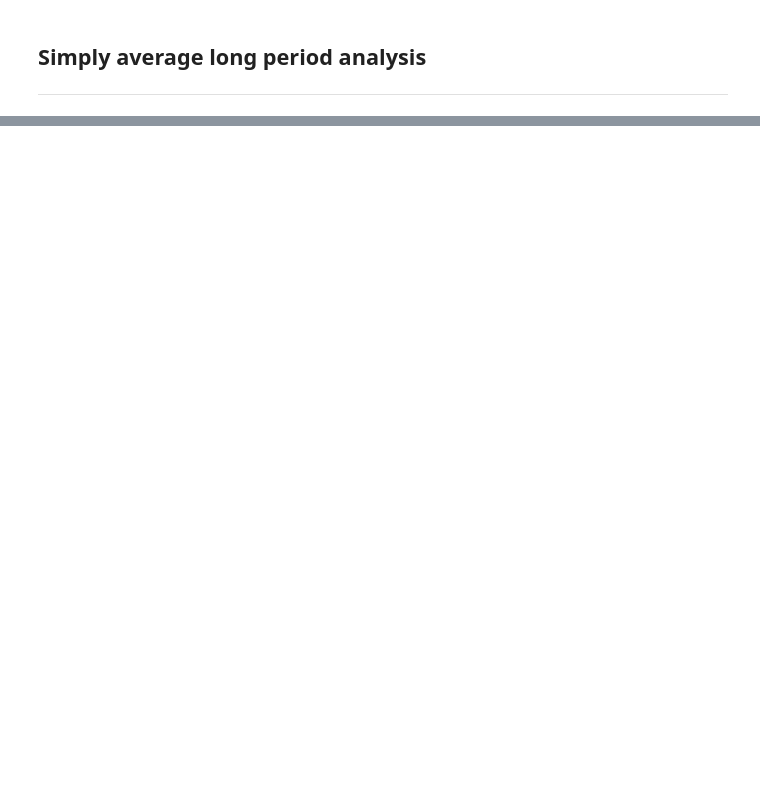
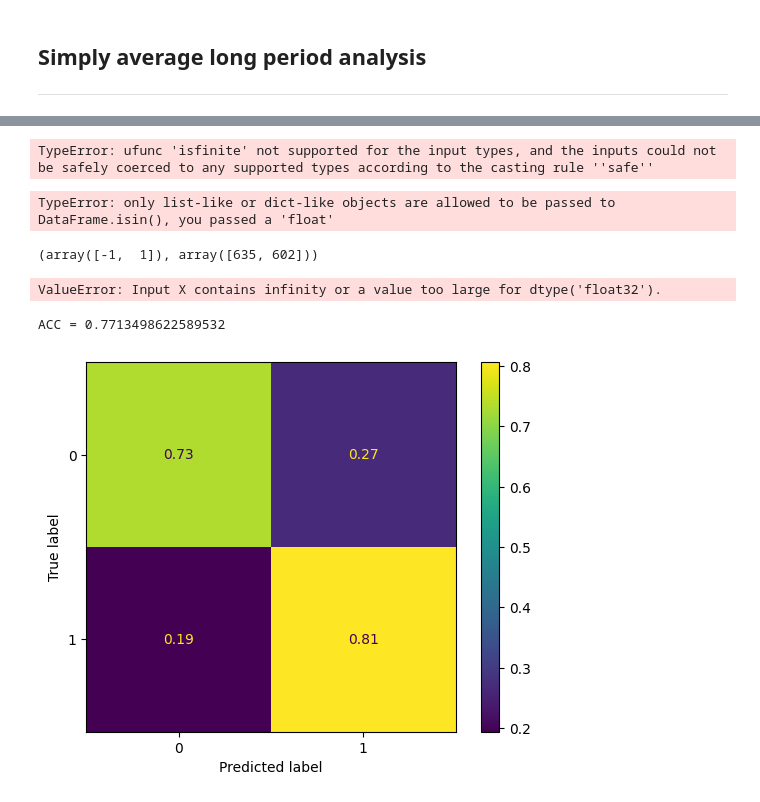
Before and after one commit to antonibezdzietny/FinancialReportsImpact, a Jupyter notebook: analysis/longPeriodAnalysis.ipynb, the cells around one changed output, grey strips where cells are left out. Saved outputs shown, nothing was run; the diff lists cells and outputs as text; code cells hidden in the pictures; blank space fills up the shorter version.

```diff
--- a/analysis/longPeriodAnalysis.ipynb
+++ b/analysis/longPeriodAnalysis.ipynb
@@ -73,0 +71,53 @@ Index([   0,    1,    2,    3,    4,    5,    6,    7,    8,    9,
+# %%
+prepared_data = pd.concat([report_index, benchmarking_value], axis=1, join="inner")
+prepared_data = prepared_data.drop(columns=["Date", "Ticker"])
+mean = prepared_data["BenchmarkRanking"].mean()
+std  = prepared_data["BenchmarkRanking"].std()
+prepared_data = prepared_data[~np.any([prepared_data["BenchmarkRanking"] > mean + 3*std,
+                                       prepared_data["BenchmarkRanking"] < mean - 3*std], axis = 0)]
+mean = prepared_data["BenchmarkRanking"].mean()
+std  = prepared_data["BenchmarkRanking"].std()
+prepared_data["BenchmarkRanking"] = pd.cut(prepared_data["BenchmarkRanking"], bins=[-np.inf, mean-std, mean+std, np.inf], labels=[-1, 0, 1])
+prepared_data = prepared_data[prepared_data["BenchmarkRanking"]!=0]
+prepared_data.replace([np.inf, -np.inf], np.nan, inplace=True)
+prepared_data = prepared_data.dropna()
+# %% [output]
+TypeError: ufunc 'isfinite' not supported for the input types, and the inputs could not be safely coerced to any supported types according to the casting rule ''safe''
+# %%
+prepared_data.isin(np.inf)
+# %% [output]
+TypeError: only list-like or dict-like objects are allowed to be passed to DataFrame.isin(), you passed a 'float'
+# %%
+from sklearn.model_selection import train_test_split
+from sklearn.ensemble import RandomForestClassifier
+
+y = prepared_data["BenchmarkRanking"]
+X = prepared_data.drop(columns=["BenchmarkRanking"]).to_numpy()
+# %%
+X_train,X_test,y_train,y_test = train_test_split(X, y, test_size=0.2)
+# %%
+np.unique(y_train, return_counts=True)
+# %% [output]
+(array([-1,  1]), array([635, 602]))
+# %%
+clf = RandomForestClassifier(n_estimators=1000, max_depth=4, n_jobs=-1)
+clf.fit(X_train, y_train)
+# %% [output]
+ValueError: Input X contains infinity or a value too large for dtype('float32').
+# %%
+from sklearn import metrics
+y_pred = clf.predict(X_train)
+
+# Jakość klasyfikacji
+acc = metrics.accuracy_score(y_train, y_pred)
+
+# Macierz pomyłek
+cm = metrics.confusion_matrix(y_train, y_pred, labels=clf.classes_, normalize='true')
+
+print(f"ACC = {acc}")
+disp = metrics.ConfusionMatrixDisplay(cm)
+disp.plot()
+plt.show()
+# %% [output]
+ACC = 0.7713498622589532
+[figure, added]
```
Also changed, not shown: parts of 5 cells of this notebook, 1 other file.
